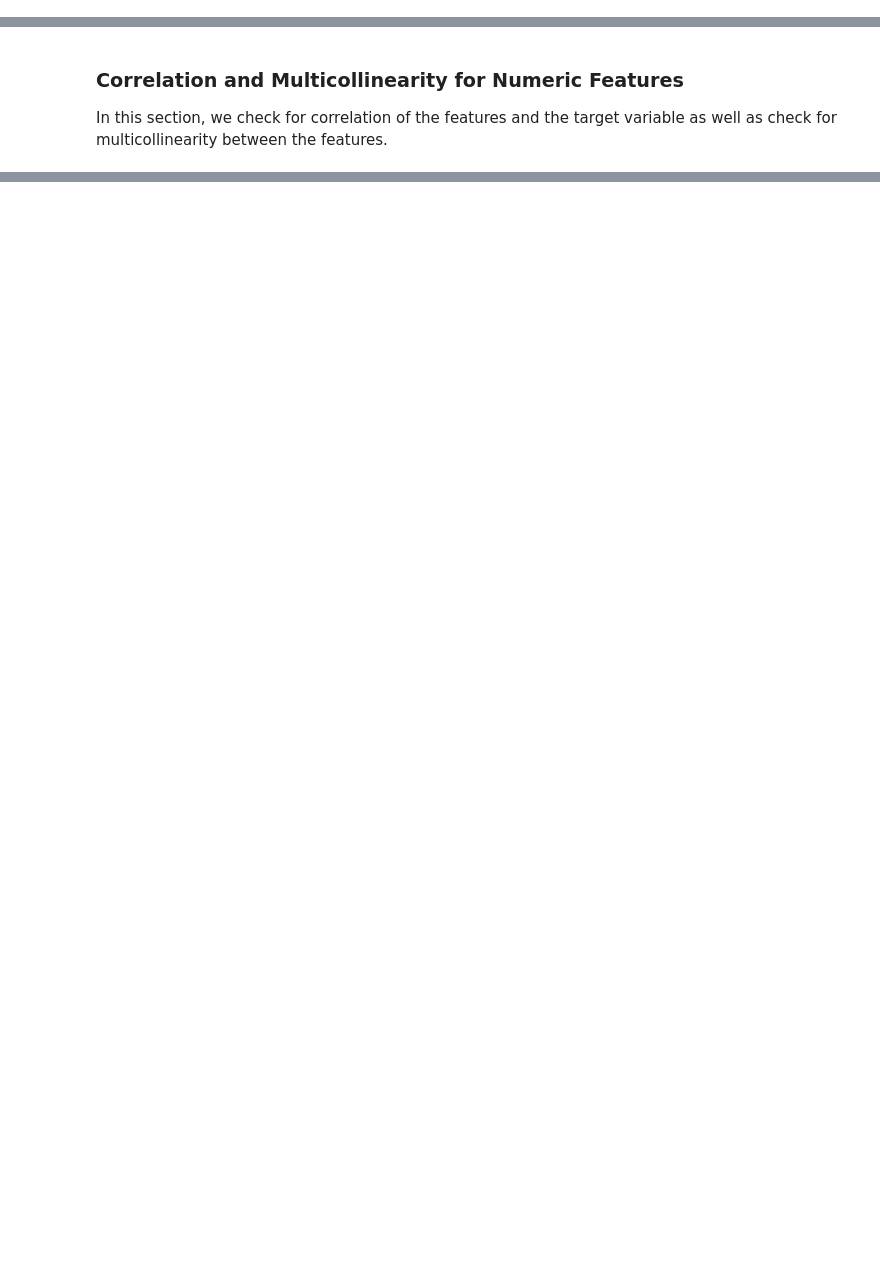
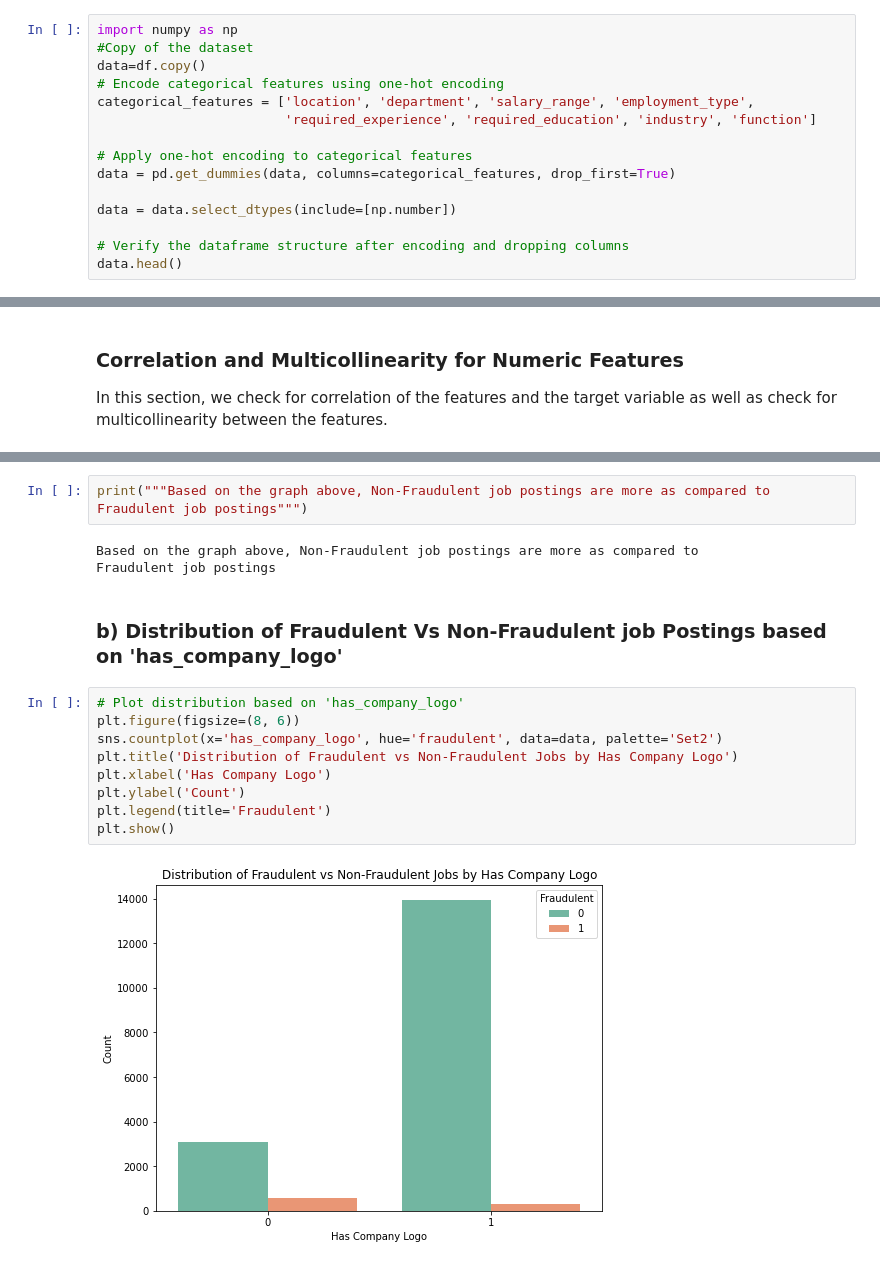
Before and after one commit to Mau-Wambugu/Phase_3_PROJECT, a Jupyter notebook: Real_Vs_Fake_Job_Prediction.ipynb, the cells around one changed output, grey strips where cells are left out. Drawn from its saved outputs; the diff is of its cells as text; blank space fills up the shorter version.

```diff
--- a/Real_Vs_Fake_Job_Prediction.ipynb
+++ b/Real_Vs_Fake_Job_Prediction.ipynb
@@ -188,0 +176,15 @@ Based on the visualization above, the Non-fraudulent job postings are more as co
+# %%
+import numpy as np
+#Copy of the dataset
+data=df.copy()
+# Encode categorical features using one-hot encoding
+categorical_features = ['location', 'department', 'salary_range', 'employment_type',
+                        'required_experience', 'required_education', 'industry', 'function']
+
+# Apply one-hot encoding to categorical features
+data = pd.get_dummies(data, columns=categorical_features, drop_first=True)
+
+data = data.select_dtypes(include=[np.number])
+
+# Verify the dataframe structure after encoding and dropping columns
+data.head()
@@ -368,0 +406,19 @@ print(f"ROC-AUC: {roc_auc_score(y_test, best_gb.predict_proba(X_test)[:, 1]):.4f
+# %%
+print("""Based on the graph above, Non-Fraudulent job postings are more as compared to
+Fraudulent job postings""")
+# %% [output]
+Based on the graph above, Non-Fraudulent job postings are more as compared to
+Fraudulent job postings
+# %% [markdown]
+### b) Distribution of Fraudulent Vs Non-Fraudulent job Postings based on 'has_company_logo'
+# %%
+# Plot distribution based on 'has_company_logo'
+plt.figure(figsize=(8, 6))
+sns.countplot(x='has_company_logo', hue='fraudulent', data=data, palette='Set2')
+plt.title('Distribution of Fraudulent vs Non-Fraudulent Jobs by Has Company Logo')
+plt.xlabel('Has Company Logo')
+plt.ylabel('Count')
+plt.legend(title='Fraudulent')
+plt.show()
+# %% [output]
+[figure, added]
```
Also changed, not shown: parts of 55 cells of this notebook, 1 other file.
